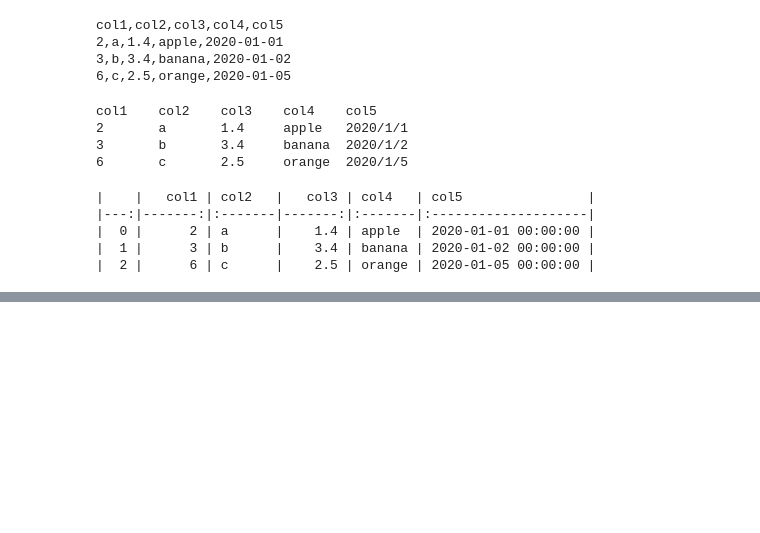
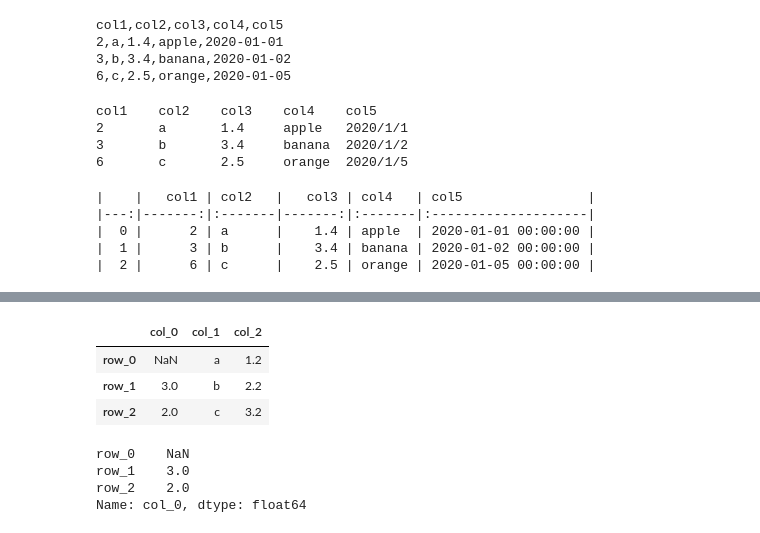
Before and after one commit to jefferyhe2025/python_learning, a Jupyter notebook: pandas/pandas_base.ipynb, the cells around one changed output, grey strips where cells are left out. Cells and saved outputs as stored; diff of their text form; code cells hidden in the pictures; blank space fills up the shorter version.

```diff
--- a/pandas/pandas_base.ipynb
+++ b/pandas/pandas_base.ipynb
@@ -137,0 +225,25 @@ print(df_csv.style.to_latex())
+# %%
+# 当索引不一致时且Series中索引值唯一时，当前DataFrame行索引如果在Series中出现，
+# 则用Series对应元素填充，否则设为缺失值。
+df = pd.DataFrame(
+    data={
+        'col_0':pd.Series([1,2,3],index=['row_3','row_2','row_1']), # Nan、3、2
+        'col_1':list('abc'),
+        'col_2':[1.2,2.2,3.2]
+    },
+    index=index
+)
+df
+# %% [output]
+|  | col_0 | col_1 | col_2 |
+| row_0 | NaN | a | 1.2 |
+| row_1 | 3.0 | b | 2.2 |
+| row_2 | 2.0 | c | 3.2 |
+# %%
+# 用[col_name]和[col_list]取出相应的列与由多个列组成的新的DataFrame
+df['col_0']
+# %% [output]
+row_0    NaN
+row_1    3.0
+row_2    2.0
+Name: col_0, dtype: float64
```
Also changed, not shown: parts of 28 cells of this notebook.
